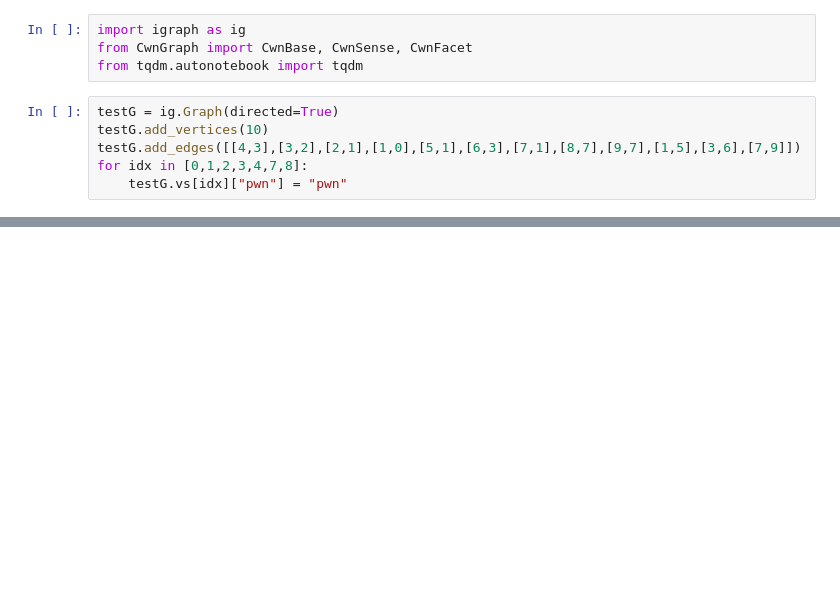
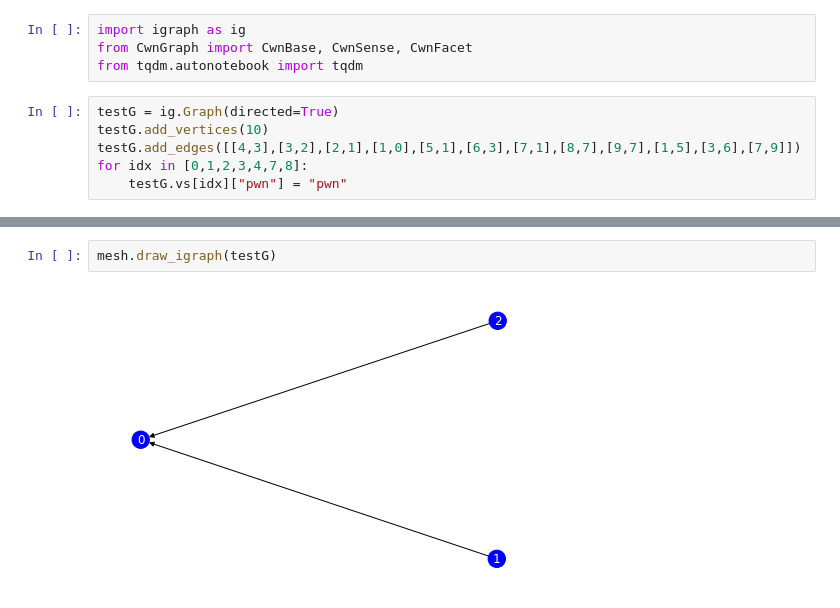
Before and after one commit to seantyh/OntoDeepLex, a Jupyter notebook: notebooks/06-cns/06.03-cns-trim-pwn-algo.ipynb, the cells around one changed output, grey strips where cells are left out. Saved outputs shown, nothing was run; the diff lists cells and outputs as text; blank space fills up the shorter version.

```diff
--- a/notebooks/06-cns/06.03-cns-trim-pwn-algo.ipynb
+++ b/notebooks/06-cns/06.03-cns-trim-pwn-algo.ipynb
@@ -24,0 +27,4 @@ testG.neighborhood(seed)
+# %%
+mesh.draw_igraph(testG)
+# %% [output]
+[figure, added]
```
Also changed, not shown: parts of 5 cells of this notebook, 2 other files.
